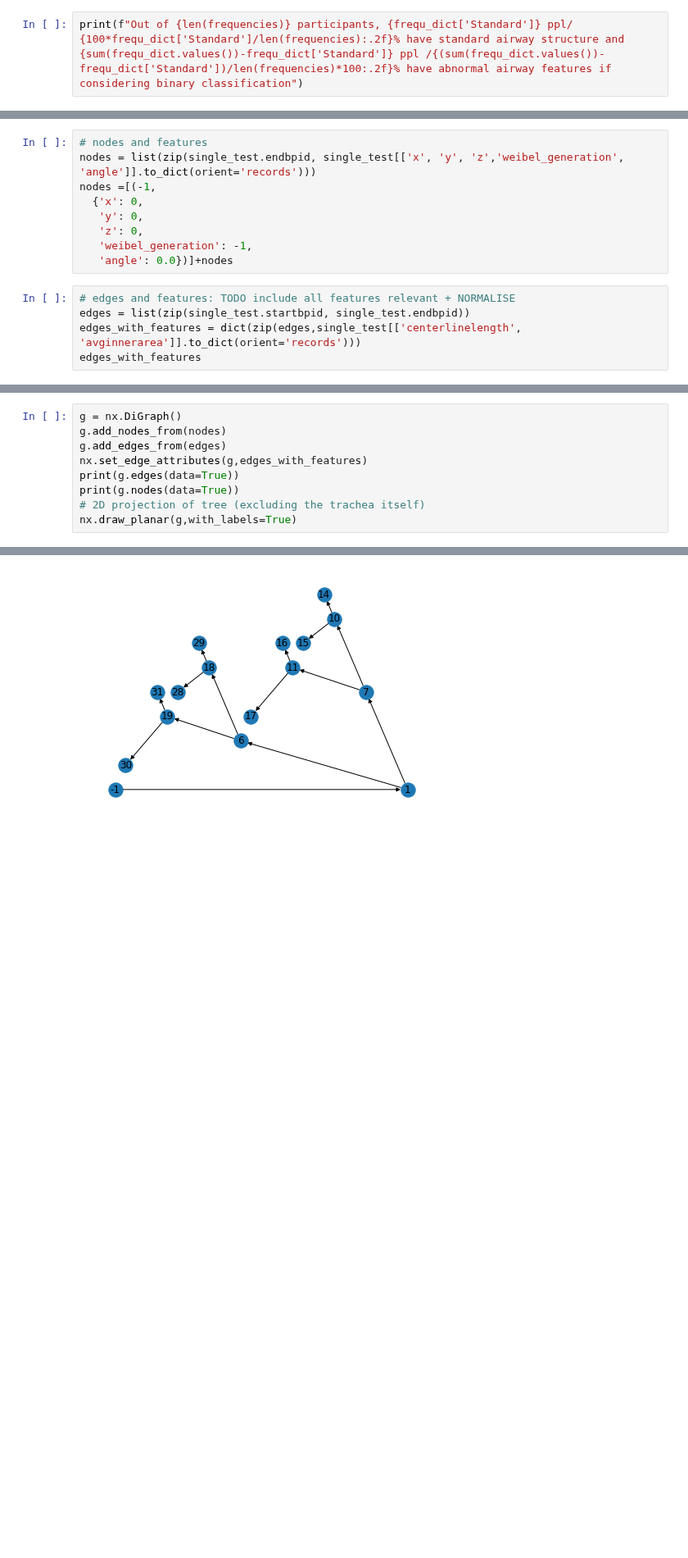
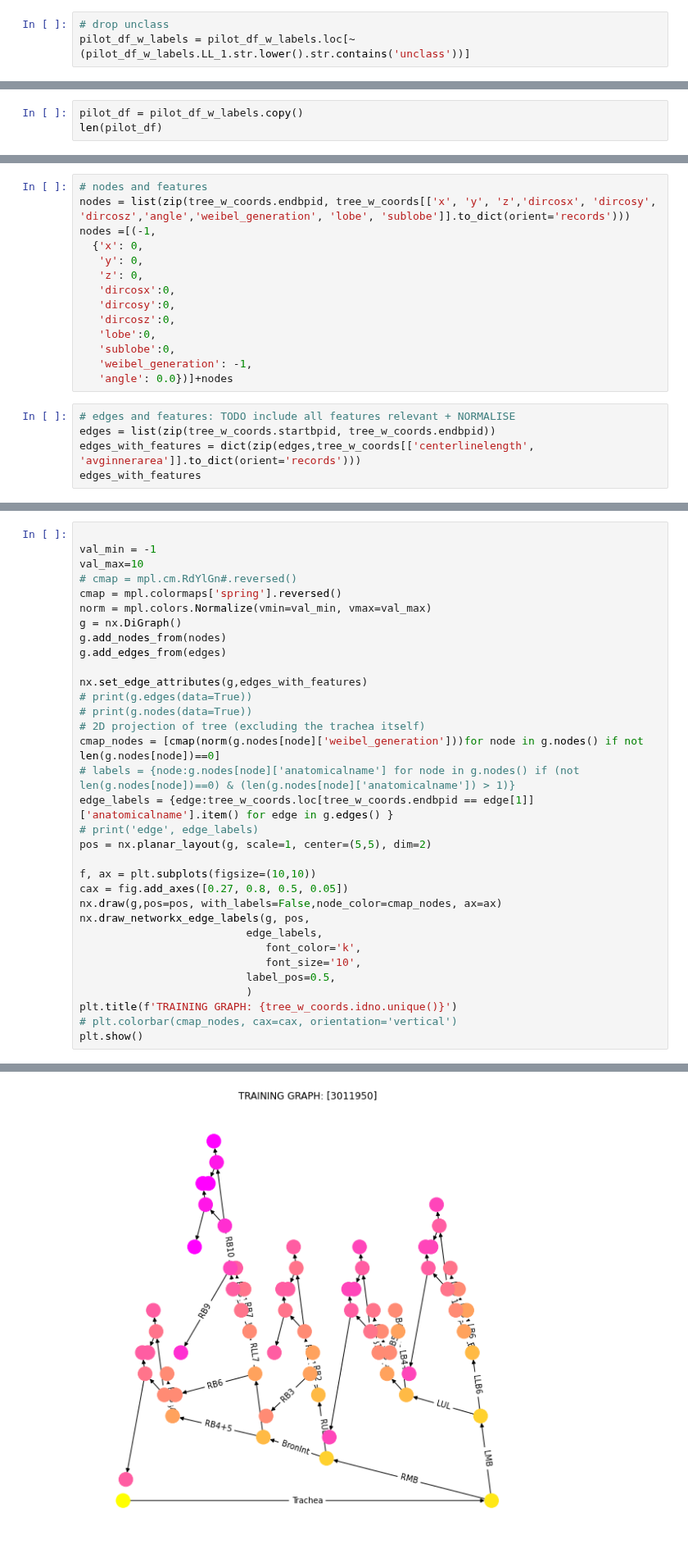
Before and after one commit to s-n-naik/airway_exploration, a Jupyter notebook: graph_test.ipynb, the cells around one changed output, grey strips where cells are left out. Shown at 82% size. Saved outputs shown, nothing was run; the diff lists cells and outputs as text; blank space fills up the shorter version.

Commit message:
added visualisation and loading correct dataset

```diff
--- a/graph_test.ipynb
+++ b/graph_test.ipynb
@@ -120,2 +134,3 @@ Counter({'Standard': 2102, 'Acc. B*': 412, 'Unclass.': 172, 'Abs. RB7': 163, 'Ac
 # %%
-print(f"Out of {len(frequencies)} participants, {frequ_dict['Standard']} ppl/ {100*frequ_dict['Standard']/len(frequencies):.2f}% have standard airway structure and {sum(frequ_dict.values())-frequ_dict['Standard']} ppl /{(sum(frequ_dict.values())-frequ_dict['Standard'])/len(frequencies)*100:.2f}% have abnormal airway features if considering binary classification")
+# drop unclass
+pilot_df_w_labels = pilot_df_w_labels.loc[~(pilot_df_w_labels.LL_1.str.lower().str.contains('unclass'))]
@@ -123,0 +160,3 @@ Out of 2911 participants, 2102 ppl/ 72.21% have standard airway structure and 80
+# %%
+pilot_df = pilot_df_w_labels.copy()
+len(pilot_df)
@@ -184,15 +202,20 @@ ax.scatter(single_test.x, single_test.y, single_test.z, 'green')
 # %%
 # nodes and features
-nodes = list(zip(single_test.endbpid, single_test[['x', 'y', 'z','weibel_generation', 'angle']].to_dict(orient='records')))
+nodes = list(zip(tree_w_coords.endbpid, tree_w_coords[['x', 'y', 'z','dircosx', 'dircosy', 'dircosz','angle','weibel_generation', 'lobe', 'sublobe']].to_dict(orient='records')))
 nodes =[(-1,
   {'x': 0,
    'y': 0,
    'z': 0,
+   'dircosx':0,
+   'dircosy':0,
+   'dircosz':0,
+   'lobe':0,
+   'sublobe':0,
    'weibel_generation': -1,
    'angle': 0.0})]+nodes
 # %%
 # edges and features: TODO include all features relevant + NORMALISE
-edges = list(zip(single_test.startbpid, single_test.endbpid))
-edges_with_features = dict(zip(edges,single_test[['centerlinelength', 'avginnerarea']].to_dict(orient='records')))
+edges = list(zip(tree_w_coords.startbpid, tree_w_coords.endbpid))
+edges_with_features = dict(zip(edges,tree_w_coords[['centerlinelength', 'avginnerarea']].to_dict(orient='records')))
 edges_with_features
 # %% [output]
@@ -214,10 +239,34 @@ edges_with_features
 # %%
+
+val_min = -1
+val_max=10
+# cmap = mpl.cm.RdYlGn#.reversed()
+cmap = mpl.colormaps['spring'].reversed()
+norm = mpl.colors.Normalize(vmin=val_min, vmax=val_max)
 g = nx.DiGraph()
 g.add_nodes_from(nodes)
 g.add_edges_from(edges)
+
 nx.set_edge_attributes(g,edges_with_features)
-print(g.edges(data=True))
-print(g.nodes(data=True))
+# print(g.edges(data=True))
+# print(g.nodes(data=True))
 # 2D projection of tree (excluding the trachea itself)
-nx.draw_planar(g,with_labels=True)
+cmap_nodes = [cmap(norm(g.nodes[node]['weibel_generation']))for node in g.nodes() if not len(g.nodes[node])==0]
+# labels = {node:g.nodes[node]['anatomicalname'] for node in g.nodes() if (not len(g.nodes[node])==0) & (len(g.nodes[node]['anatomicalname']) > 1)}
+edge_labels = {edge:tree_w_coords.loc[tree_w_coords.endbpid == edge[1]]['anatomicalname'].item() for edge in g.edges() }
+# print('edge', edge_labels)
+pos = nx.planar_layout(g, scale=1, center=(5,5), dim=2)
+
+f, ax = plt.subplots(figsize=(10,10))
+cax = fig.add_axes([0.27, 0.8, 0.5, 0.05])
+nx.draw(g,pos=pos, with_labels=False,node_color=cmap_nodes, ax=ax)
+nx.draw_networkx_edge_labels(g, pos,
+                          edge_labels,
+                             font_color='k',
+                             font_size='10',
+                          label_pos=0.5,
+                          )
+plt.title(f'TRAINING GRAPH: {tree_w_coords.idno.unique()}')
+# plt.colorbar(cmap_nodes, cax=cax, orientation='vertical')
+plt.show()
 # %% [output]
@@ -226,4 +273,4 @@ nx.draw_planar(g,with_labels=True)
-[figure, old version]
+[figure, new version]
 # %% [markdown]
 ## Pytorch Dataset for Geometric
 
```
Also changed, not shown: parts of 19 cells of this notebook.
